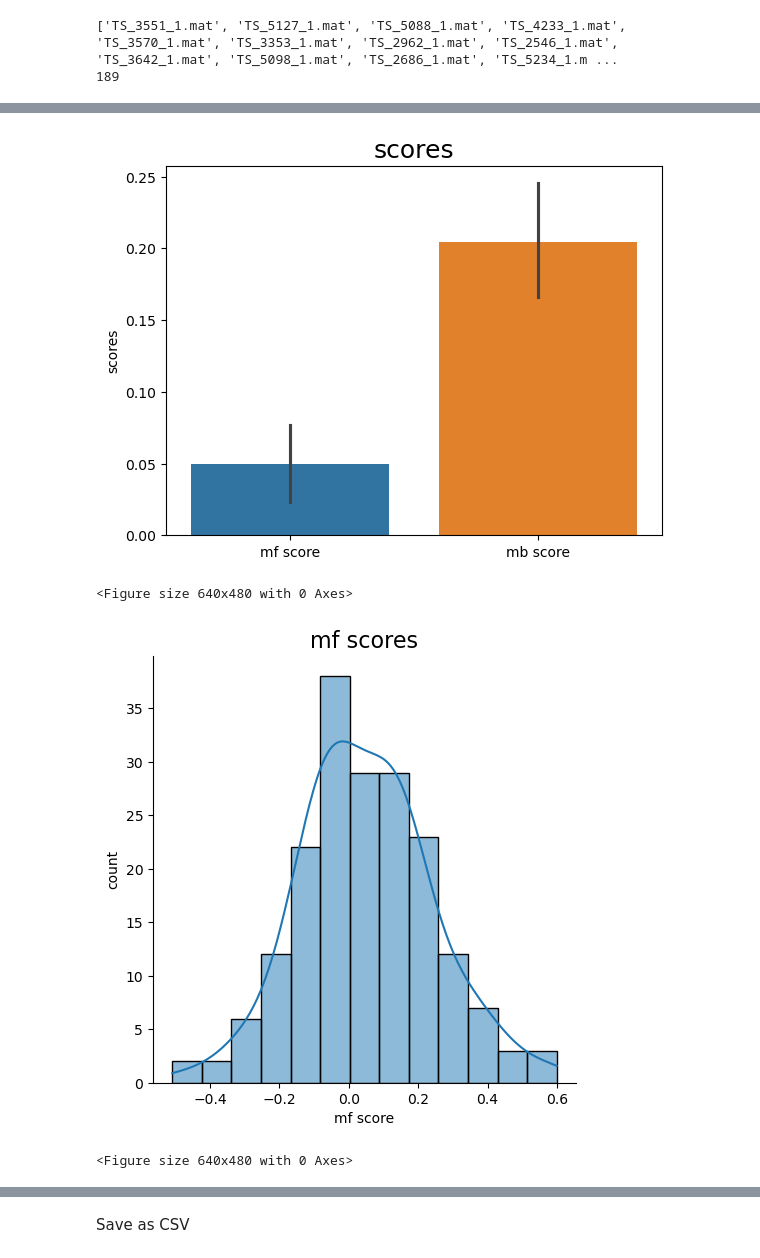
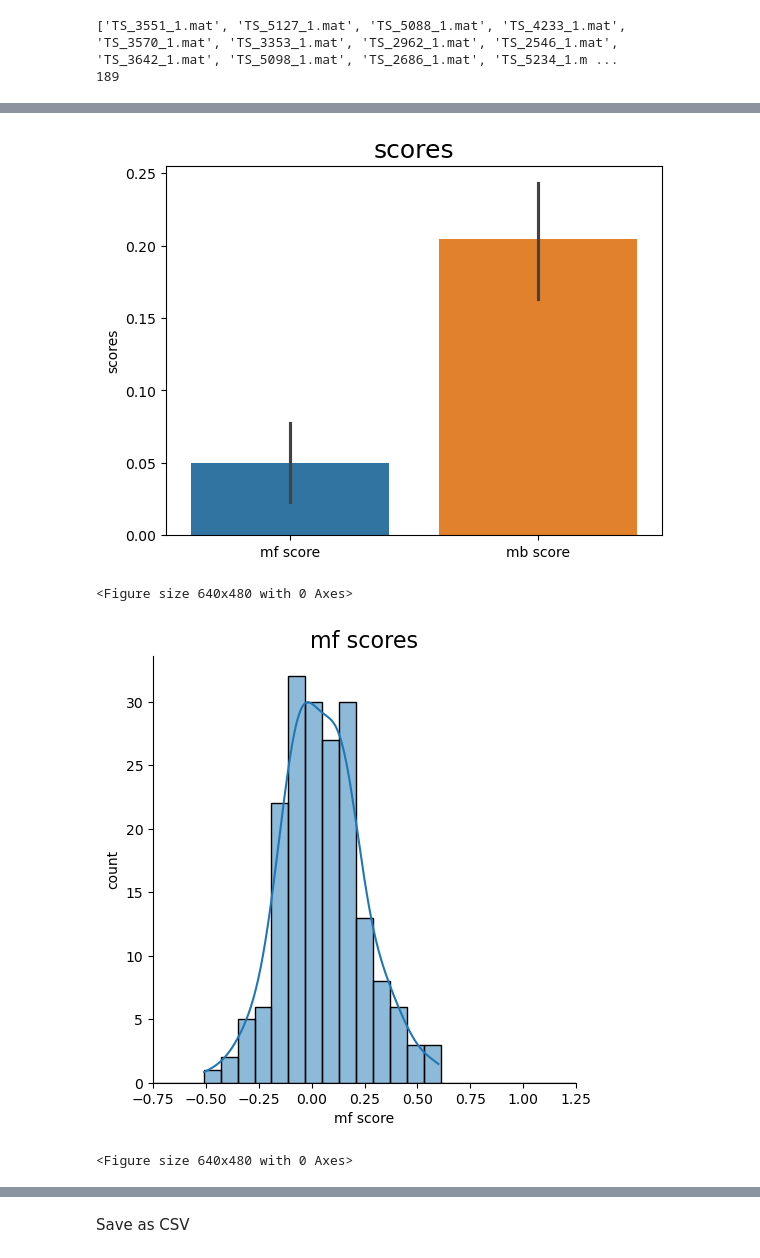
Before and after one commit to SSchwoebel/BayesianTwoStageTaskAnalysis, a Jupyter notebook: 1_preprocess_raw_data.ipynb, the cells around one changed output, grey strips where cells are left out. Saved outputs shown, nothing was run; the diff lists cells and outputs as text; code cells hidden in the pictures.

Commit message:
preprocessed data

```diff
--- a/1_preprocess_raw_data.ipynb
+++ b/1_preprocess_raw_data.ipynb
@@ -20,9 +20,16 @@ Set global variables and propertes
 raw_data_fname_str = ""
 raw_data_folder = "raw_data"
 
-processed_data_fname = "processed_data.csv"
-processed_data_folder = "processed_data"
-processed_data_file = os.path.join(processed_data_folder, processed_data_fname)
+results_folder = "results"
+processed_data_folder = os.path.join(results_folder, "processed_data")
+
+pooled_data_fname = "pooled_data.csv"
+pooled_data_file = os.path.join(processed_data_folder, pooled_data_fname)
+
+summary_data_fname = "summary_data.csv"
+summary_data_file = os.path.join(processed_data_folder, summary_data_fname)
+
+statistics_folder = os.path.join(results_folder, "statistics")
 # %%
 trials =  201#number of trials
 T = 3 #number of time steps in each trial
@@ -264,38 +271,39 @@ plt.show()
 # %%
 mf_score = summary_stayed_arr[0] + summary_stayed_arr[1] - summary_stayed_arr[2] - summary_stayed_arr[3]
 
 mb_score = summary_stayed_arr[0] - summary_stayed_arr[1] - summary_stayed_arr[2] + summary_stayed_arr[3]
 
 scores = pd.DataFrame({'mf score': mf_score, 'mb score': mb_score})
 
 plt.figure()
 g = sns.barplot(data=scores)
 #plt.ylim([0,0.5])
 # plt.yticks(np.arange(0,1.1,0.2),fontsize=16)
 plt.title("scores", fontsize=18)
-plt.savefig("data_scores.svg",dpi=300)
+plt.savefig(os.path.join(statistics_folder, "behavior_scores.svg"),dpi=300)
 plt.ylabel("scores")
 plt.show()
 
 plt.figure()
-sns.displot(data=scores, x="mf score", kde=True)
+sns.displot(data=scores, x="mf score", kde=True, binrange=[-0.75,1.25], bins=20)
+plt.xlim([-0.75,1.25])
 #plt.ylim([0,0.5])
 # plt.yticks(np.arange(0,1.1,0.2),fontsize=16)
 plt.title("mf scores", fontsize=16)
-plt.savefig("mf_scores.svg",dpi=300)
+plt.savefig(os.path.join(statistics_folder, "mf_scores.svg"),dpi=300)
 plt.ylabel("count")
 plt.show()
 
 plt.figure()
-sns.displot(data=scores, x="mb score", kde=True)
-#plt.ylim([0,0.5])
+sns.displot(data=scores, x="mb score", kde=True, binrange=[-0.75,1.25], bins=20)
+plt.xlim([-0.75,1.25])
 # plt.yticks(np.arange(0,1.1,0.2),fontsize=16)
 plt.title("mb scores", fontsize=16)
-plt.savefig("mb_scores.svg",dpi=300)
+plt.savefig(os.path.join(statistics_folder, "mb_scores.svg"),dpi=300)
 plt.ylabel("count")
 plt.show()
 # %% [output]
-[figure, old version]
+[figure, new version]
 <Figure size 640x480 with 0 Axes>
-[figure, old version]
+[figure, new version]
 <Figure size 640x480 with 0 Axes>
```
Also changed, not shown: parts of 5 cells of this notebook, 17 other files.
